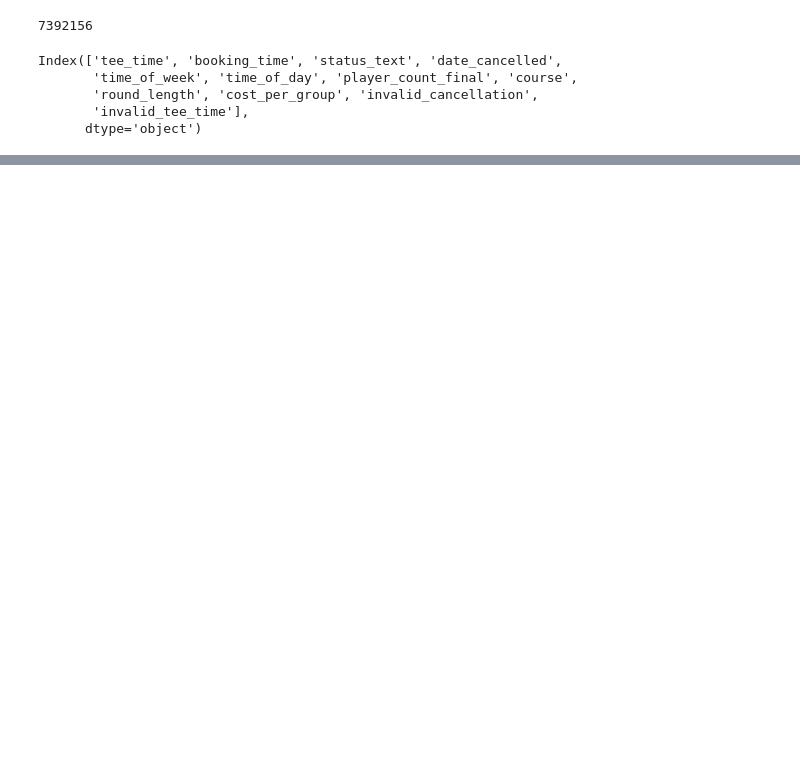
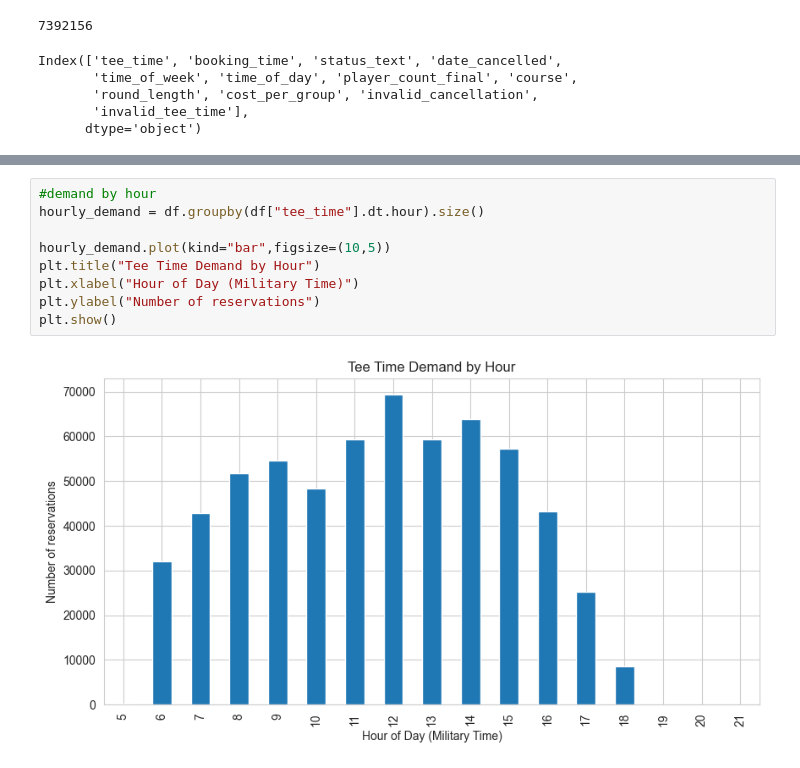
Before and after one commit to Dshaw630/bethpage-tee-time-analysis, a Jupyter notebook: notebooks/03_exploratory_analysis.ipynb, the cells around one changed output, grey strips where cells are left out. Drawn from its saved outputs; the diff is of its cells as text; blank space fills up the shorter version.

```diff
--- a/notebooks/03_exploratory_analysis.ipynb
+++ b/notebooks/03_exploratory_analysis.ipynb
@@ -28,0 +77,11 @@ Index(['tee_time', 'booking_time', 'status_text', 'date_cancelled',
+# %%
+#demand by hour
+hourly_demand = df.groupby(df["tee_time"].dt.hour).size()
+
+hourly_demand.plot(kind="bar",figsize=(10,5))
+plt.title("Tee Time Demand by Hour")
+plt.xlabel("Hour of Day (Military Time)")
+plt.ylabel("Number of reservations")
+plt.show()
+# %% [output]
+[figure, added]
```
Also changed, not shown: parts of 3 cells of this notebook.
